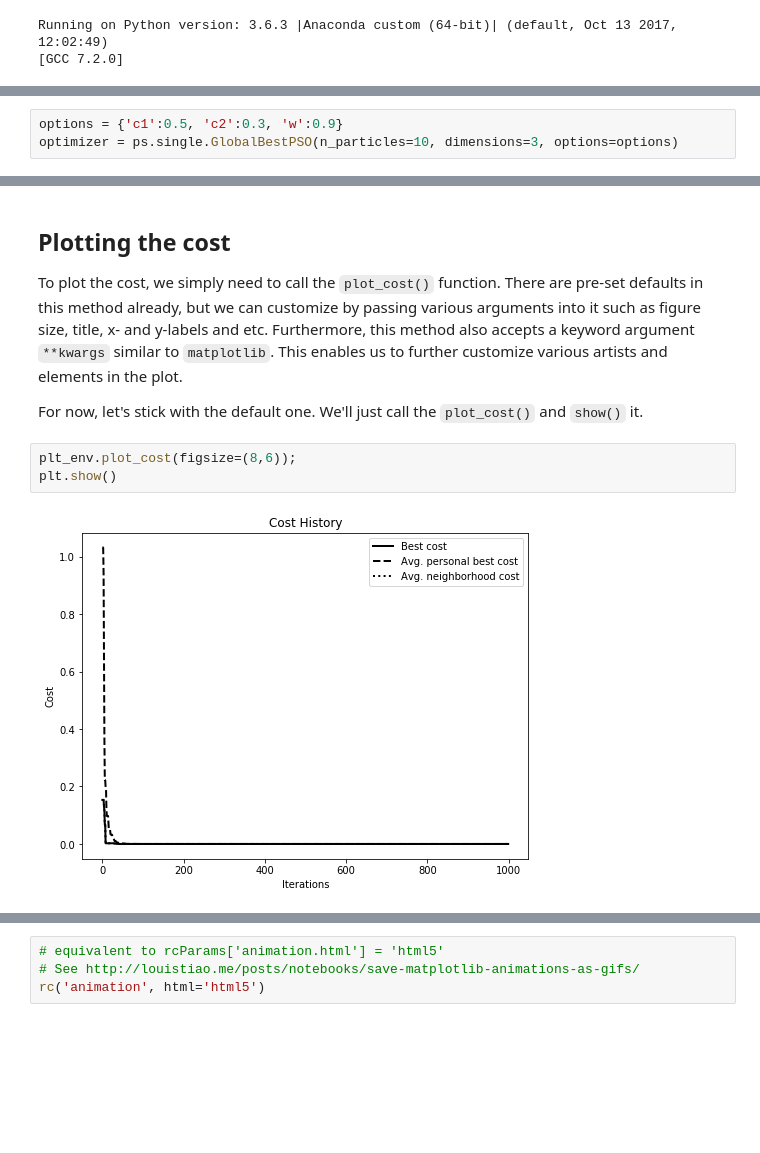
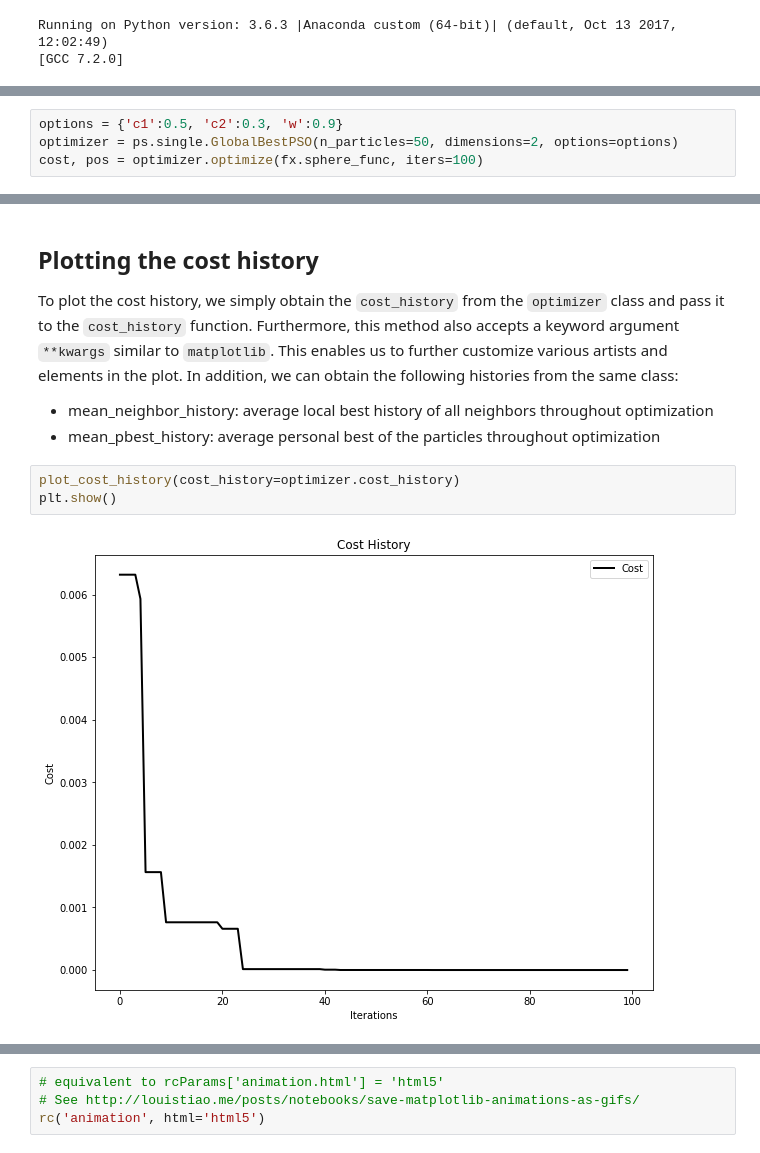
Before and after one commit to ljvmiranda921/pyswarms, a Jupyter notebook: examples/visualization.ipynb, the cells around one changed output, grey strips where cells are left out. Drawn from its saved outputs; the diff is of its cells as text; blank space fills up the shorter version.

```diff
--- a/examples/visualization.ipynb
+++ b/examples/visualization.ipynb
@@ -41,3 +44,4 @@ The first step is to create an optimizer. Here, we're going to use Global-best P
 # %%
 options = {'c1':0.5, 'c2':0.3, 'w':0.9}
-optimizer = ps.single.GlobalBestPSO(n_particles=10, dimensions=3, options=options)
+optimizer = ps.single.GlobalBestPSO(n_particles=50, dimensions=2, options=options)
+cost, pos = optimizer.optimize(fx.sphere_func, iters=100)
@@ -54,13 +53,13 @@ Wall time: 88.9 ms
 # %% [markdown]
-## Plotting the cost
+## Plotting the cost history
 
-To plot the cost, we simply need to call the `plot_cost()` function. There are pre-set defaults in this method already, but we can customize by passing various arguments into it such as figure size, title, x- and y-labels and etc. Furthermore, this method also accepts a keyword argument `**kwargs` similar to `matplotlib`. This enables us to further customize various artists and elements in the plot.
-
-For now, let's stick with the default one. We'll just call the `plot_cost()` and `show()` it.
+To plot the cost history, we simply obtain the `cost_history` from the `optimizer` class and pass it to the `cost_history` function. Furthermore, this method also accepts a keyword argument `**kwargs` similar to `matplotlib`. This enables us to further customize various artists and elements in the plot. In addition, we can obtain the following histories from the same class:
+- mean_neighbor_history: average local best history of all neighbors throughout optimization
+- mean_pbest_history: average personal best of the particles throughout optimization
-# %%
-plt_env.plot_cost(figsize=(8,6));
-plt.show()
-# %% [output]
-[figure, removed]
+# %%
+plot_cost_history(cost_history=optimizer.cost_history)
+plt.show()
+# %% [output]
+[figure, added]
 # %% [markdown]
 ## Animating swarms
```
Also changed, not shown: parts of 24 cells of this notebook, 3 other files.
